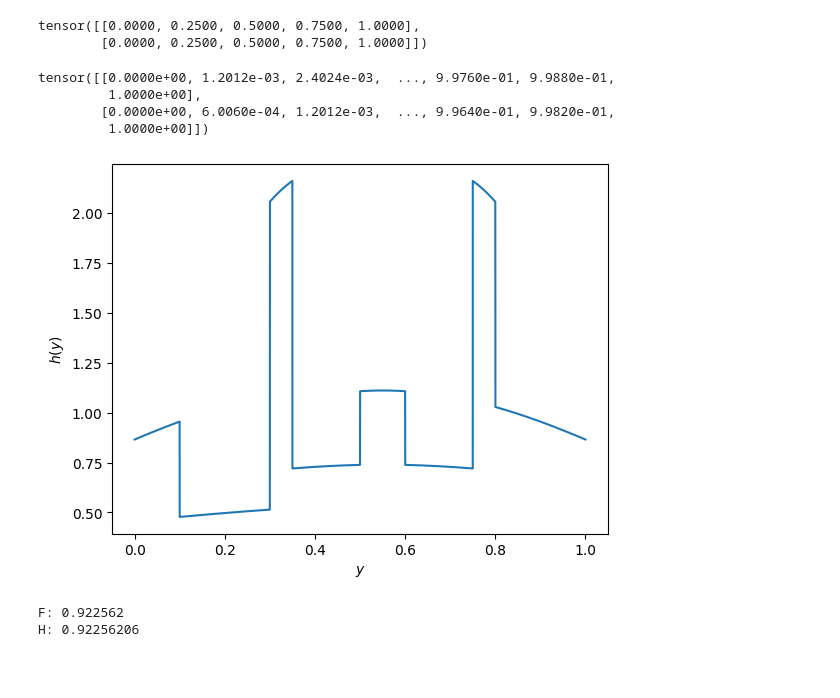
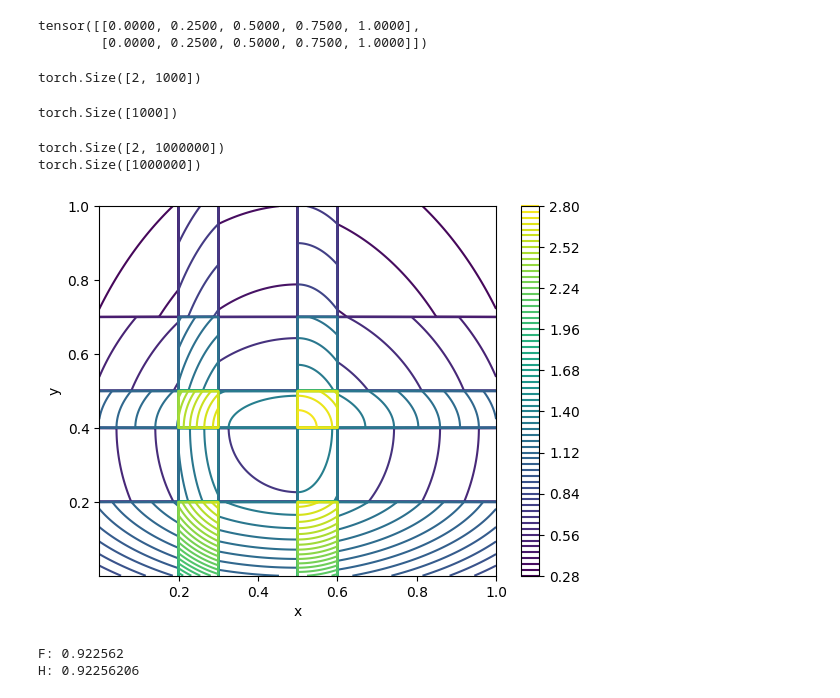
Before and after one commit to alracey/level4-project, a Jupyter notebook: piecewise_linear_pytorch.ipynb, the cells around one changed output. Cells and saved outputs as stored; diff of their text form; code cells hidden in the pictures; blank space fills up the shorter version.

Commit message:
Preliminary plot of h

```diff
--- a/piecewise_linear_pytorch.ipynb
+++ b/piecewise_linear_pytorch.ipynb
@@ -48,12 +49,12 @@ def g(x, params):   #piecewise linear transform with K bins; independent in x,y
   K = len(params[0]) + 1
 
   #using given params, append 0 and 1 to the ends
-  x_bins = torch.linspace(0, 1, K+1)
-  bins = torch.stack((x_bins, x_bins), dim=0)
+  one_d_bins = torch.linspace(0, 1, K+1)
+  bins = torch.stack((one_d_bins, one_d_bins), dim=0)
 
   zeros = torch.zeros((params.size(0), 1))
   ones = torch.ones((params.size(0), 1))
-  y_ext = torch.cat([zeros, params, ones], dim=1)
+  y = torch.cat([zeros, params, ones], dim=1)
 
   #find the correct bin indices i for each x value
   i_values = torch.clamp((x * K).long(), max=K-1)   #this is now (2, n)
@@ -64,8 +65,8 @@ def g(x, params):   #piecewise linear transform with K bins; independent in x,y
   #compute the edges
   x_left = bins[row_indices, i_values]
   x_right = bins[row_indices, i_values+1]
-  y_left = y_ext[row_indices, i_values]
-  y_right = y_ext[row_indices, i_values+1]
+  y_left = y[row_indices, i_values]
+  y_right = y[row_indices, i_values+1]
 
   #compute the linear mappings for all x
 
@@ -78,10 +79,7 @@ xs = torch.stack((x, x), dim=0)
 params = torch.tensor([[0.2, 0.3, 0.5, 0.6, 0.8],
                       [0.1, 0.2, 0.4, 0.5, 0.7]])
 test = g(xs, params)
-print(test)
+print(test.shape)
 # %% [output]
-tensor([[0.0000e+00, 1.2012e-03, 2.4024e-03,  ..., 9.9760e-01, 9.9880e-01,
-         1.0000e+00],
-        [0.0000e+00, 6.0060e-04, 1.2012e-03,  ..., 9.9640e-01, 9.9820e-01,
-         1.0000e+00]])
+torch.Size([2, 1000])
 # %%
@@ -91,23 +89,28 @@ x_plot, y_plot = torch.linspace(0, 1, 1000), torch.linspace(0, 1, 1000)
 X, Y = torch.meshgrid(x_plot, y_plot)
 Z = test
 # %%
-def h(y, y_params):   #transformed function in accordance with change of variables formula
+def h(y, params):   #transformed function in accordance with change of variables formula
 
   #bins
-  K = len(y_params) + 1
+  K = len(params[0]) + 1
 
   #using given params, append 0 and 1 to the ends
-  x_bins = torch.linspace(0, 1, K+1)
-  ys = torch.cat([torch.tensor([0.0]), y_params, torch.tensor([1.0])])
+  one_d_bins = torch.linspace(0, 1, K+1)
+  bins = torch.stack((one_d_bins, one_d_bins), dim=0)
+
+  zeros = torch.zeros((params.size(0), 1))
+  ones = torch.ones((params.size(0), 1))
+  ys = torch.cat([zeros, params, ones], dim=1)
 
   #find the correct indices
   j_values = torch.clamp((torch.searchsorted(ys, y) - 1), 0, K-1)
+  row_indices = torch.arange(params.size(0)).unsqueeze(1)
 
   #compute the edges
-  x_left = x_bins[j_values]
-  x_right = x_bins[j_values+1]
-  y_left = ys[j_values]
-  y_right = ys[j_values+1]
+  x_left = bins[row_indices, j_values]
+  x_right = bins[row_indices, j_values+1]
+  y_left = ys[row_indices, j_values]
+  y_right = ys[row_indices, j_values+1]
 
   def g_inv(y):
 
@@ -120,17 +123,38 @@ def h(y, y_params):   #transformed function in accordance with change of variabl
   arg = g_inv(y)
   jac = jacobians(x_left, x_right, y_left, y_right)
 
-  return f(arg) * jac
+  return f(arg[0], arg[1]) * jac[0] * jac[1]
 
 #test plot
-y_test = torch.linspace(1e-10, 1, 10000)
-test_h = h(y_test, test_params)
-plt.plot(y_test, test_h)
-plt.xlabel('$y$')
-plt.ylabel('$h(y)$')
-plt.show()
+y = torch.linspace(1e-10, 1, 1000)
+ys = torch.stack((y, y), dim=0)
+params = torch.tensor([[0.2, 0.3, 0.5, 0.6, 0.8],
+                      [0.1, 0.2, 0.4, 0.5, 0.7]])
+test_h = h(ys, params)
+print(test_h.shape)
 # %% [output]
-[figure, removed]
+torch.Size([1000])
+# %%
+#testing plot of h
+
+xs, ys = torch.linspace(1e-10, 1, 1000), torch.linspace(1e-10, 1, 1000)
+X, Y = torch.meshgrid(xs, ys, indexing='ij')
+points = torch.stack([X.flatten(), Y.flatten()], dim=0)
+print(points.shape)
+h_test = h(points, params)
+print(h_test.shape)
+Z = h_test.view(1000, 1000)
+
+plt.figure()
+plt.contour(X, Y, Z, levels=75, cmap='viridis')
+plt.colorbar()
+plt.xlabel('x')
+plt.ylabel('y')
+plt.show()
+# %% [output]
+torch.Size([2, 1000000])
+torch.Size([1000000])
+[figure, added]
 # %%
 #check integral is preserved
 from scipy.integrate import quad, trapezoid
```
Also changed, not shown: parts of 2 cells of this notebook.
